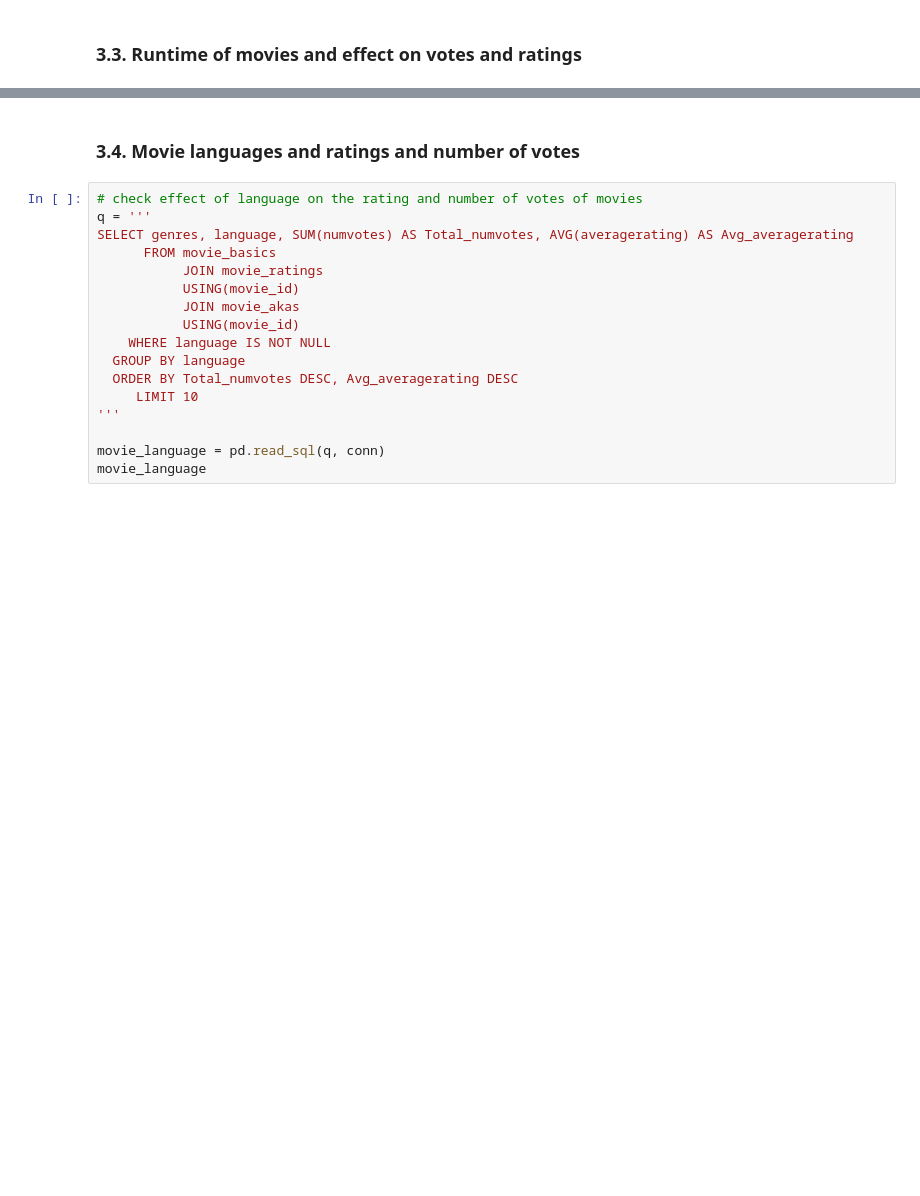
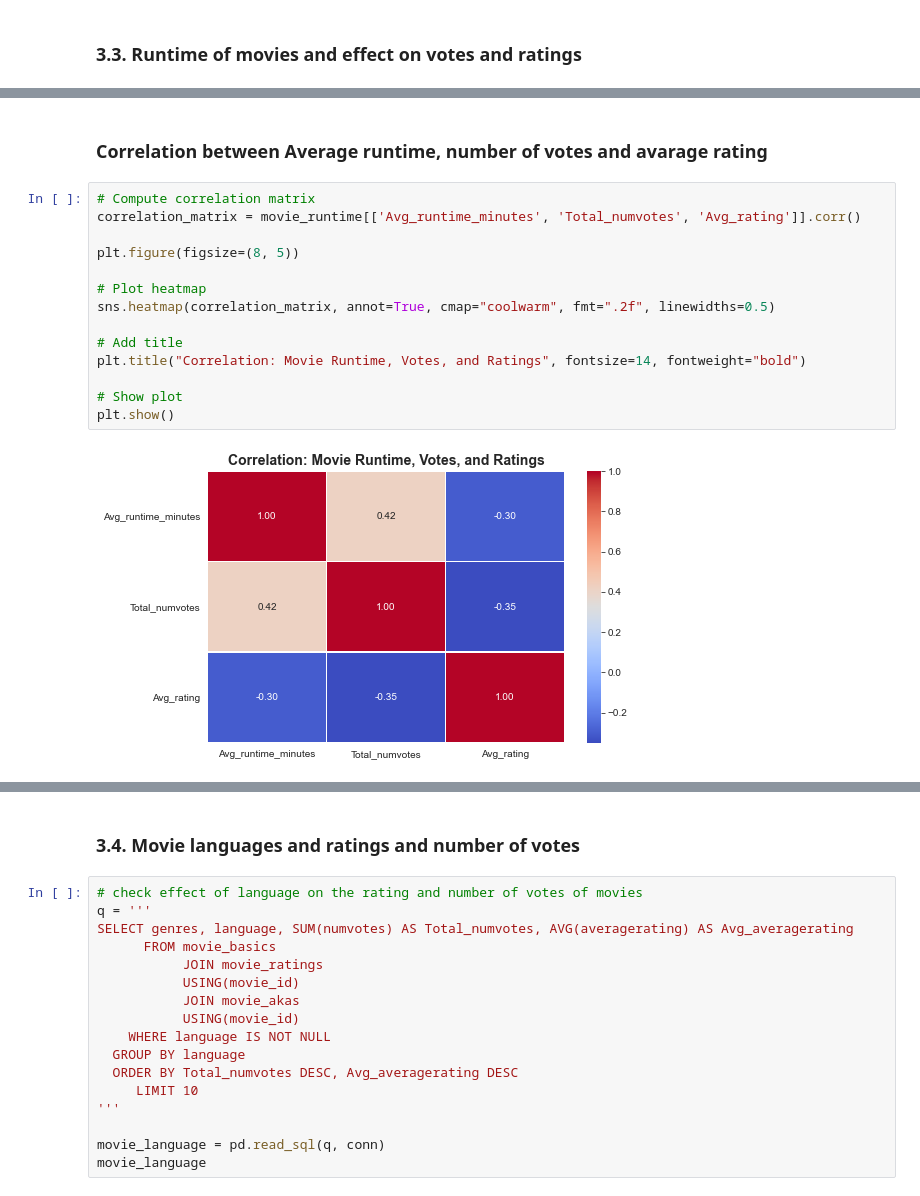
Before and after one commit to mkiganane20/Group3_Phase_Two_Project, a Jupyter notebook: group3_phase_two_project.ipynb, the cells around one changed output, grey strips where cells are left out. Cells and saved outputs as stored; diff of their text form; blank space fills up the shorter version.

```diff
--- a/group3_phase_two_project.ipynb
+++ b/group3_phase_two_project.ipynb
@@ -281,3 +316,21 @@ movie_runtime
 | 7 | Comedy,Drama | 98.529988 | 6449680 | 6.368911 |
 | 8 | Action,Crime,Drama | 104.958491 | 5561662 | 5.978302 |
 | 9 | Drama,Romance | 103.239943 | 5532458 | 6.271695 |
+# %% [markdown]
+### Correlation between Average runtime, number of votes and avarage rating
+# %%
+# Compute correlation matrix
+correlation_matrix = movie_runtime[['Avg_runtime_minutes', 'Total_numvotes', 'Avg_rating']].corr()
+
+plt.figure(figsize=(8, 5))
+
+# Plot heatmap
+sns.heatmap(correlation_matrix, annot=True, cmap="coolwarm", fmt=".2f", linewidths=0.5)
+
+# Add title
+plt.title("Correlation: Movie Runtime, Votes, and Ratings", fontsize=14, fontweight="bold")
+
+# Show plot
+plt.show()
+# %% [output]
+[figure, added]
```
Also changed, not shown: parts of 24 cells of this notebook.
